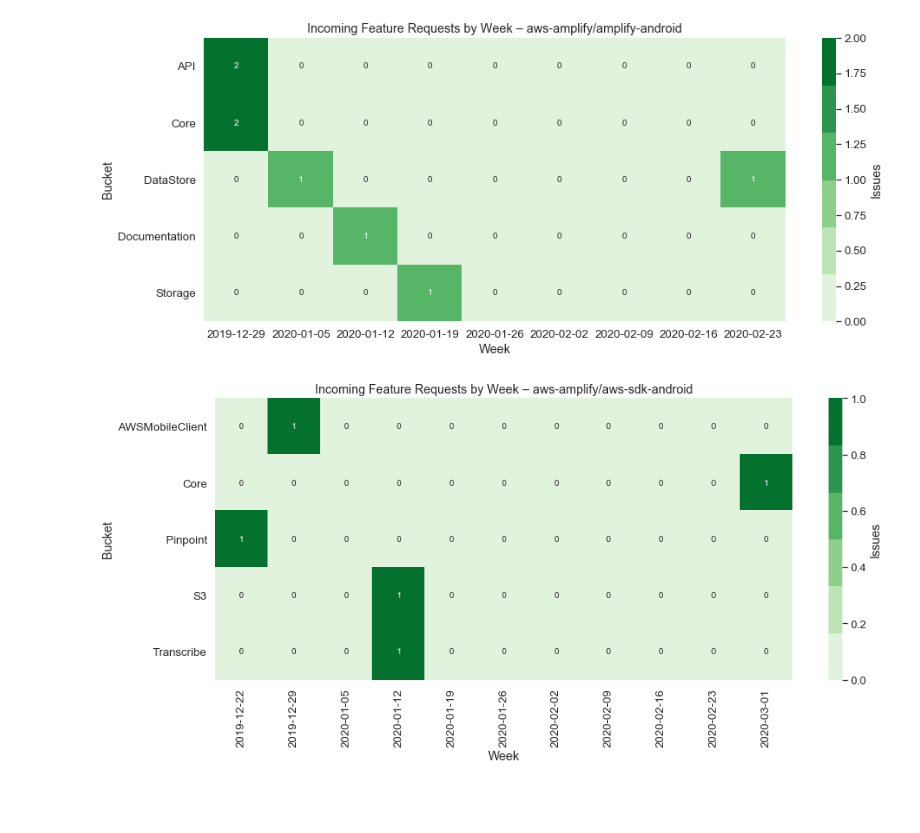
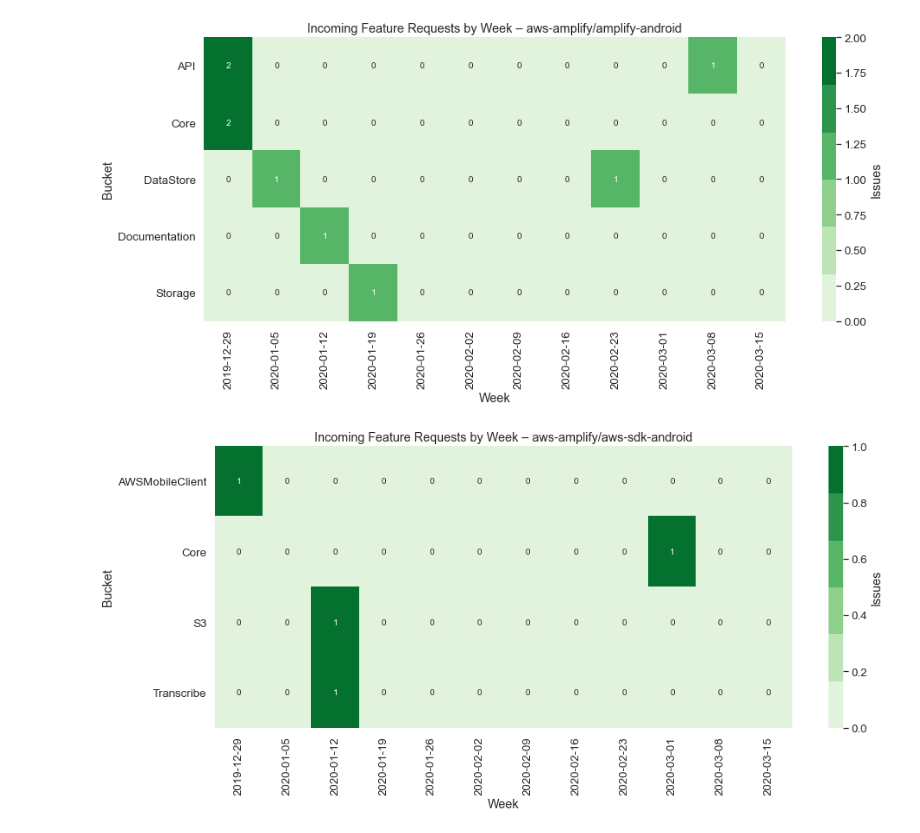
Before and after one commit to jpignata/notebooks, a Jupyter notebook: GitHub Issue Stats by Incoming.ipynb, the cells around one changed output. Cells and saved outputs as stored; diff of their text form; code cells hidden in the pictures; blank space fills up the shorter version.

Commit message:
Various fixes for issues notebook
- Fill in missing weeks on all charts
- Add score to tally reactions and comments
- Render activity heatmaps

```diff
--- a/GitHub Issue Stats by Incoming.ipynb
+++ b/GitHub Issue Stats by Incoming.ipynb
@@ -52,8 +120,12 @@ for repo_name in repo_names:
 # %%
 from IPython.core.display import HTML
-from datetime import datetime, timedelta
+from datetime import datetime, timedelta, date
 import matplotlib.pyplot as plt
 import seaborn as sns
+import pytz
+
+now = datetime.utcnow().replace(tzinfo=pytz.utc)
+idx = pd.date_range(now - timedelta(weeks=12), now, freq='W')
 
 sns.set(font_scale=1.2)
 
@@ -62,8 +134,9 @@ sns.set(font_scale=1.2)
 for repo_name, df in repos.items():
     plt.subplots(figsize=(15, 6))
 
-    df = df.loc[df.created_at > datetime.now() - timedelta(weeks=12)]
+    df = df.loc[df.created_at > now - timedelta(weeks=12)]
     df = df.pivot(index='created_at', columns='bucket', values='created_at')
+    df = pd.concat([df, pd.DataFrame(index=[date for date in idx])])
     df = df.resample('W', label='left').count().transpose()
     dates = df.columns.strftime('%Y-%m-%d').sort_values().unique()
 
@@ -78,10 +151,14 @@ for repo_name, df in repos.items():
 # %%
 # Incoming Bugs by Week
 
-from datetime import datetime, timedelta
+from datetime import datetime, timedelta, date
 import matplotlib.pyplot as plt
 import seaborn as sns
 import numpy as np
+import pytz
+
+now = datetime.utcnow().replace(tzinfo=pytz.utc)
+idx = pd.date_range(now - timedelta(weeks=12), now, freq='W')
 
 sns.set(font_scale=1.2)
 
@@ -90,15 +167,16 @@ sns.set(font_scale=1.2)
 for repo_name, df in repos.items():
     plt.subplots(figsize=(15, 6))
 
-    df = df.loc[df.created_at > datetime.now() - timedelta(weeks=12)]
+    df = df.loc[df.created_at > now - timedelta(weeks=12)]
     df = df.loc[np.array(list(map(len, df.labels.values))) > 0]
     df = df.labels.apply(pd.Series).merge(df, left_index = True, right_index = True)
     df = df.drop(["labels"], axis = 1)
-    df = df.melt(id_vars = ['id', 'bucket', 'created_at', 'closed_at'], value_name = 'label')
+    df = df.melt(id_vars = ['id', 'bucket', 'created_at', 'closed_at', 'score'], value_name = 'label')
     df = df.dropna(subset=['label'])
     df = df.loc[df.label.apply(lambda l: l not in issue_buckets.keys())]
     df = df.loc[df.bucket == 'Bug']
     df = df.pivot(index='created_at', columns='label', values='created_at')
+    df = pd.concat([df, pd.DataFrame(index=[date for date in idx])])
     df = df.resample('W', label='left').count().transpose()
 
     dates = df.columns.strftime('%Y-%m-%d').sort_values().unique()
@@ -113,34 +232,40 @@ for repo_name, df in repos.items():
 # %%
 # Incoming Feature Requests by Week
 
-from datetime import datetime, timedelta
+from datetime import datetime, timedelta, date
 import matplotlib.pyplot as plt
 import seaborn as sns
 import numpy as np
+import pytz
+
+now = datetime.utcnow().replace(tzinfo=pytz.utc)
+idx = pd.date_range(now - timedelta(weeks=12), now, freq='W')
 
 sns.set(font_scale=1.2)
 
 %matplotlib inline
 
 for repo_name, df in repos.items():
     plt.subplots(figsize=(15, 6))
 
-    df = df.loc[df.created_at > datetime.now() - timedelta(weeks=12)]
+    df = df.loc[df.created_at > now - timedelta(weeks=12)]
     df = df.loc[np.array(list(map(len, df.labels.values))) > 0]
     df = df.labels.apply(pd.Series).merge(df, left_index = True, right_index = True)
     df = df.drop(["labels"], axis = 1)
-    df = df.melt(id_vars = ['id', 'bucket', 'created_at', 'closed_at'], value_name = 'label')
+    df = df.melt(id_vars = ['id', 'bucket', 'created_at', 'closed_at', 'score'], value_name = 'label')
     df = df.dropna(subset=['label'])
     df = df.loc[df.label.apply(lambda l: l not in issue_buckets.keys())]
     df = df.loc[df.bucket == 'Feature Request']
     df = df.pivot(index='created_at', columns='label', values='created_at')
+    df = pd.concat([df, pd.DataFrame(index=[date for date in idx])])
     df = df.resample('W', label='left').count().transpose()
+
     dates = df.columns.strftime('%Y-%m-%d').sort_values().unique()
     ax = sns.heatmap(df, xticklabels=dates, cmap=sns.color_palette("Greens"), fmt='d', annot=True,
                      cbar_kws={'label': 'Issues'})
     ax.set(xlabel='Week', ylabel='Bucket', title=f'Incoming Feature Requests by Week – {repo_name}')
 
     plt.show()
 # %% [output]
-[figure, old version]
+[figure, new version]
-[figure, old version]
+[figure, new version]
```
Also changed, not shown: parts of 8 cells of this notebook.
